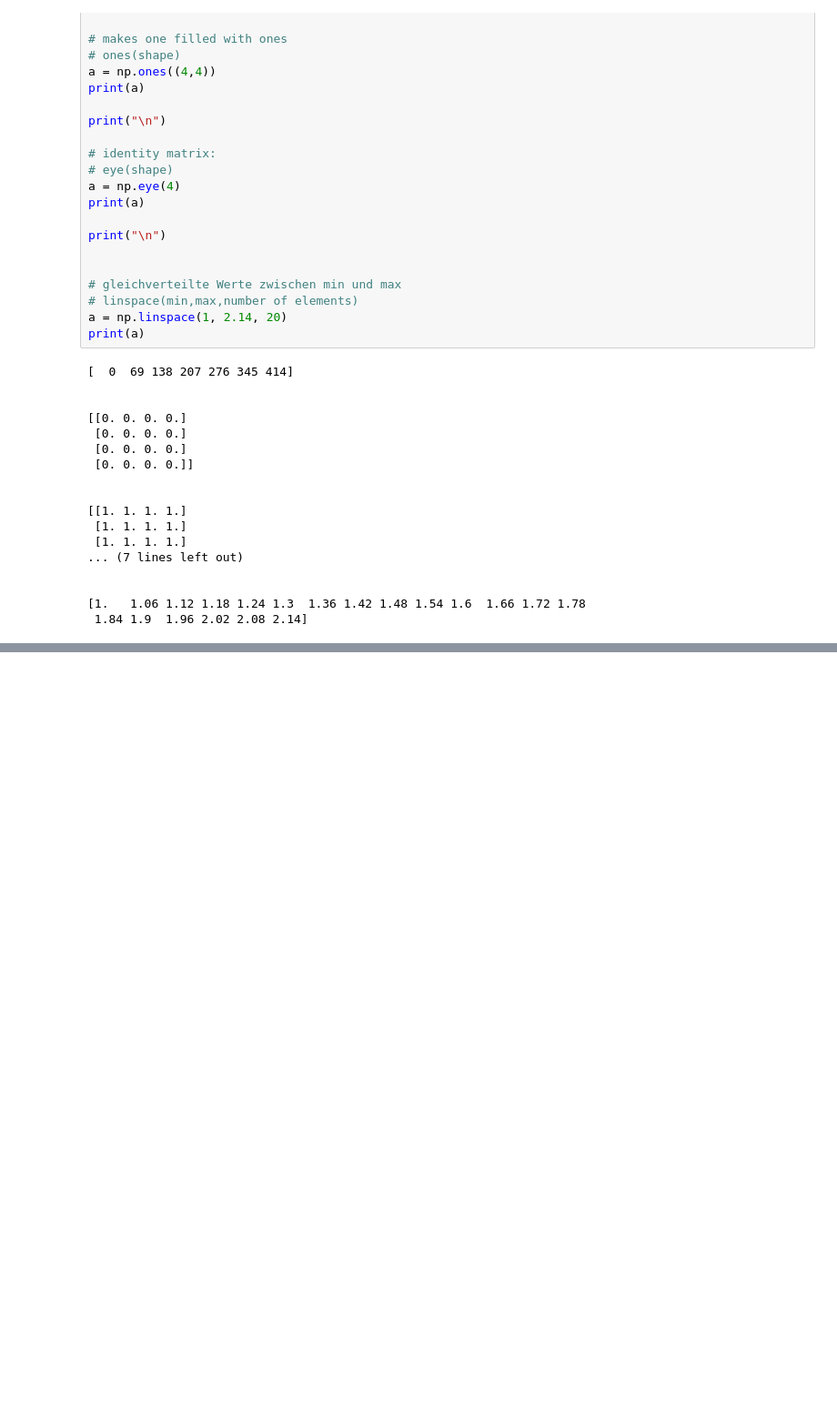
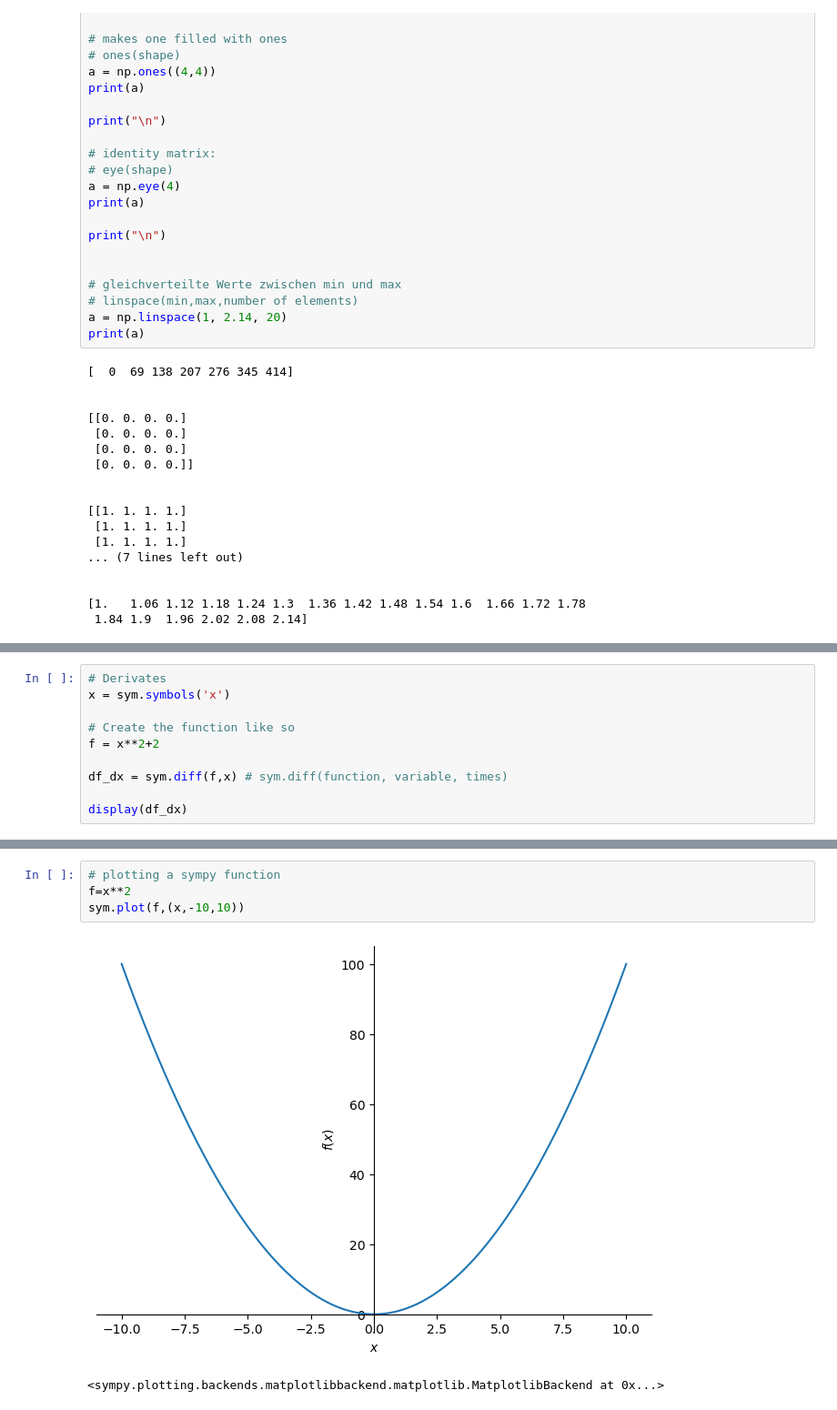
Before and after one commit to Siliconize/calcwithpython, a Jupyter notebook: main.ipynb, the cells around one changed output, grey strips where cells are left out. Shown: that part at 91% size. Cells and saved outputs as stored; diff of their text form; blank space fills up the shorter version.

```diff
--- a/main.ipynb
+++ b/main.ipynb
@@ -130,0 +172,10 @@ print(a)
+# %%
+# Derivates
+x = sym.symbols('x')
+
+# Create the function like so
+f = x**2+2
+
+df_dx = sym.diff(f,x) # sym.diff(function, variable, times)
+
+display(df_dx)
@@ -130,0 +224,7 @@ print(a)
+# %%
+# plotting a sympy function
+f=x**2
+sym.plot(f,(x,-10,10))
+# %% [output]
+[figure, added]
+<sympy.plotting.backends.matplotlibbackend.matplotlib.MatplotlibBackend at 0x...>
```
Also changed, not shown: parts of 9 cells of this notebook.
